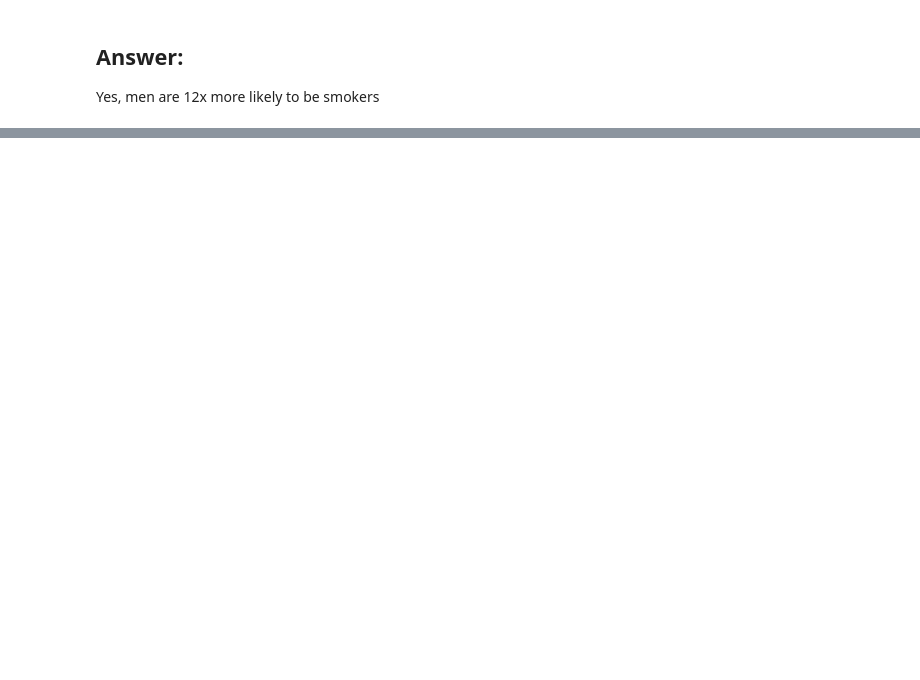
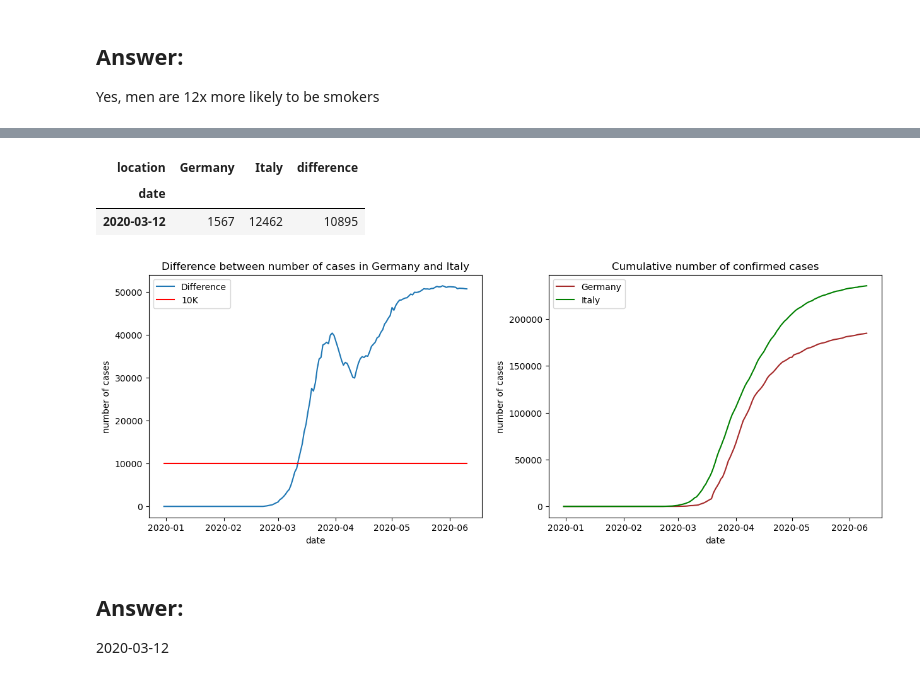
Before and after one commit to voleka-ocrv/t_company_data_analyst, a Jupyter notebook: t_company_test.ipynb, the cells around one changed output, grey strips where cells are left out. Cells and saved outputs as stored; diff of their text form; code cells hidden in the pictures; blank space fills up the shorter version.

```diff
--- a/t_company_test.ipynb
+++ b/t_company_test.ipynb
@@ -12,7 +12,7 @@ from sklearn.metrics import f1_score, precision_score, recall_score, confusion_m
 cardio_alco = pd.read_csv('https://raw.githubusercontent.com/voleka-ocrv/turing_data_analyst/main/cardio_alco.csv', sep=';')
 cardio_base = pd.read_csv('https://raw.githubusercontent.com/voleka-ocrv/turing_data_analyst/main/cardio_base.csv')
 
-covid = pd.read_csv('https://raw.githubusercontent.com/voleka-ocrv/turing_data_analyst/main/covid_data.csv')
+covid = pd.read_csv('https://raw.githubusercontent.com/voleka-ocrv/turing_data_analyst/main/covid_data.csv', parse_dates=['date'])
 # %%
 # Note: In the original file Age is in days, we should calculate with age in years rounded down.
 cardio_base['age'] = cardio_base['age'].transform(lambda x: int(math.floor(x/365)), axis=0)
@@ -615,0 +688,36 @@ Yes, men are 12x more likely to be smokers
+# %%
+covid_italy_germany = covid.copy()
+covid_italy_germany = covid_italy_germany[covid_italy_germany['location'].isin(['Italy', 'Germany'])]
+covid_italy_germany = pd.pivot_table(covid_italy_germany, values='new_cases', columns='location', index='date').cumsum()
+covid_italy_germany['difference'] = abs(covid_italy_germany['Germany'] - covid_italy_germany['Italy'])
+# %%
+covid_italy_germany[covid_italy_germany['difference'] > 10e3].head(1)
+# %% [output]
+| location | Germany | Italy | difference |
+| date |  |  |  |
+| 2020-03-12 | 1567 | 12462 | 10895 |
+# %%
+fig, ax = plt.subplots(1, 2, figsize=(15, 5),)
+
+ax[0].plot(covid_italy_germany.index, covid_italy_germany['difference'], label='Difference')
+ax[0].plot(covid_italy_germany.index, [10000]*covid_italy_germany.shape[0], color='r', label='10K')
+ax[0].set(
+    title='Difference between number of cases in Germany and Italy',
+    xlabel='date',
+    ylabel='number of cases'
+    )
+ax[0].legend()
+
+ax[1].plot(covid_italy_germany.index, covid_italy_germany['Germany'], color='brown', label='Germany')
+ax[1].plot(covid_italy_germany.index, covid_italy_germany['Italy'], color='green', label='Italy')
+ax[1].set(
+    title='Cumulative number of confirmed cases',
+    xlabel='date',
+    ylabel='number of cases'
+    )
+ax[1].legend();
+# %% [output]
+[figure, added]
+# %% [markdown]
+## Answer:
+2020-03-12
```
Also changed, not shown: parts of 22 cells of this notebook.
